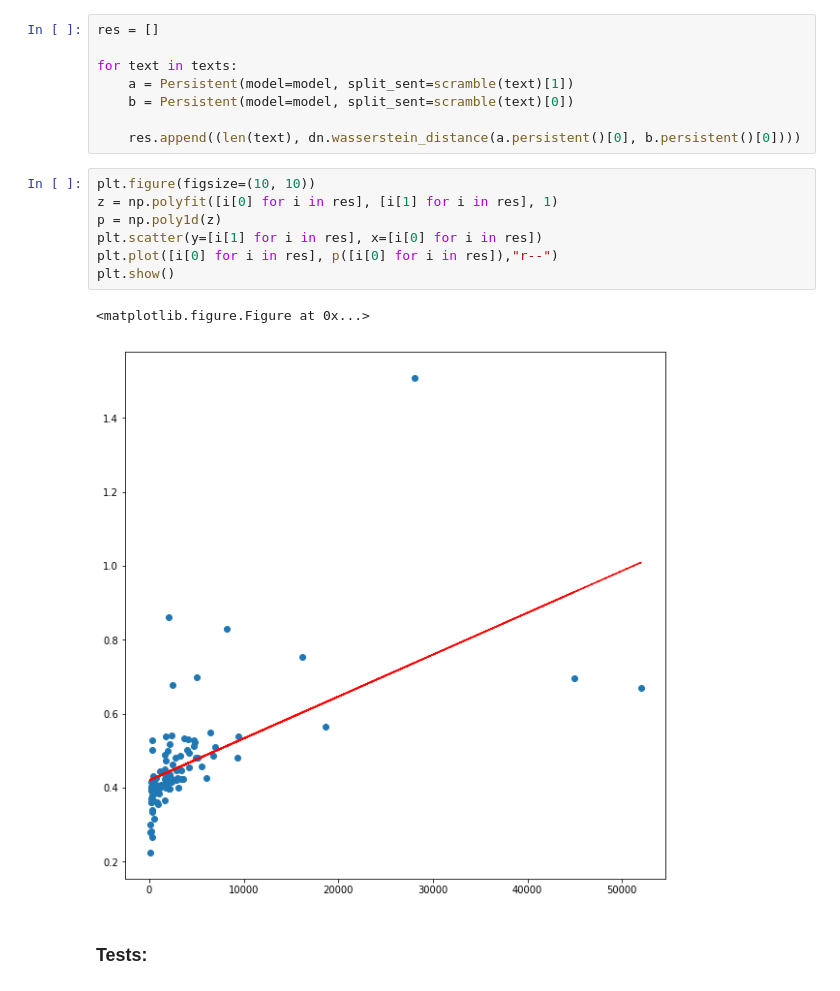
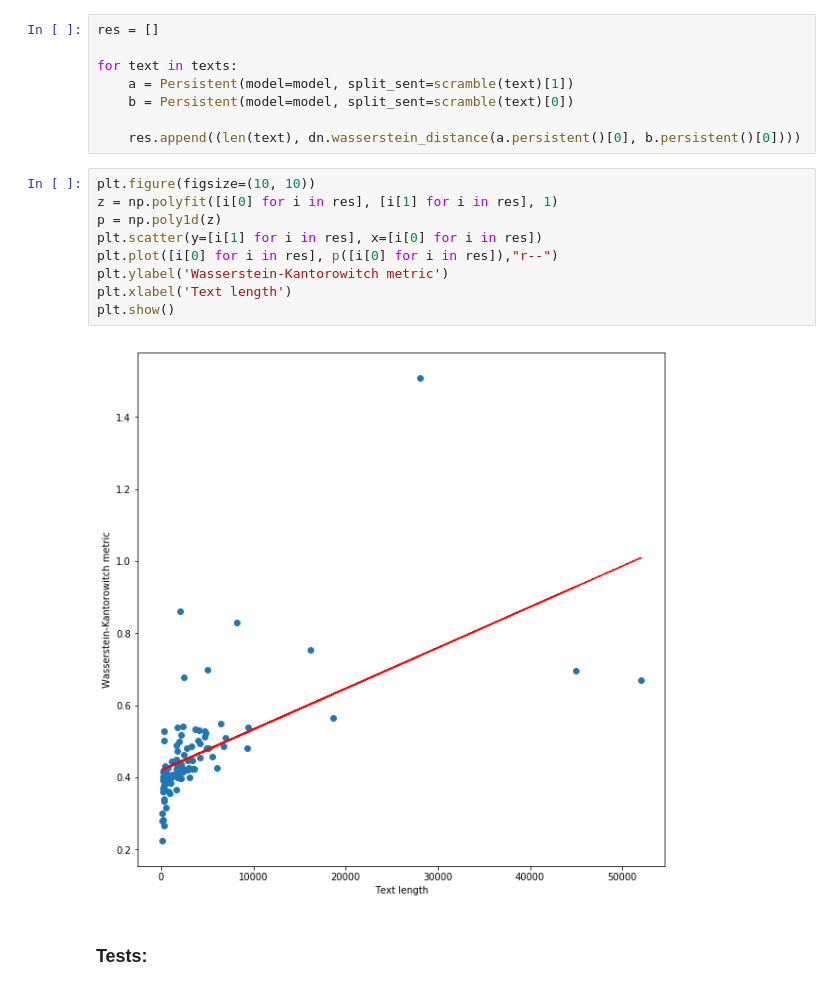
Before and after one commit to alexeykosh/2018-persistent-homology-NLP, a Jupyter notebook: Untitled1.ipynb, the cells around one changed output. Drawn from its saved outputs; the diff is of its cells as text.

```diff
--- a/Untitled1.ipynb
+++ b/Untitled1.ipynb
@@ -95,13 +95,14 @@ for text in texts:
 # %%
 plt.figure(figsize=(10, 10))
 z = np.polyfit([i[0] for i in res], [i[1] for i in res], 1)
 p = np.poly1d(z)
 plt.scatter(y=[i[1] for i in res], x=[i[0] for i in res])
 plt.plot([i[0] for i in res], p([i[0] for i in res]),"r--")
+plt.ylabel('Wasserstein-Kantorowitch metric')
+plt.xlabel('Text length')
 plt.show()
 # %% [output]
-<matplotlib.figure.Figure at 0x...>
-[figure, old version]
+[figure, new version]
 # %% [markdown]
 ### Tests:
 # %%
```
